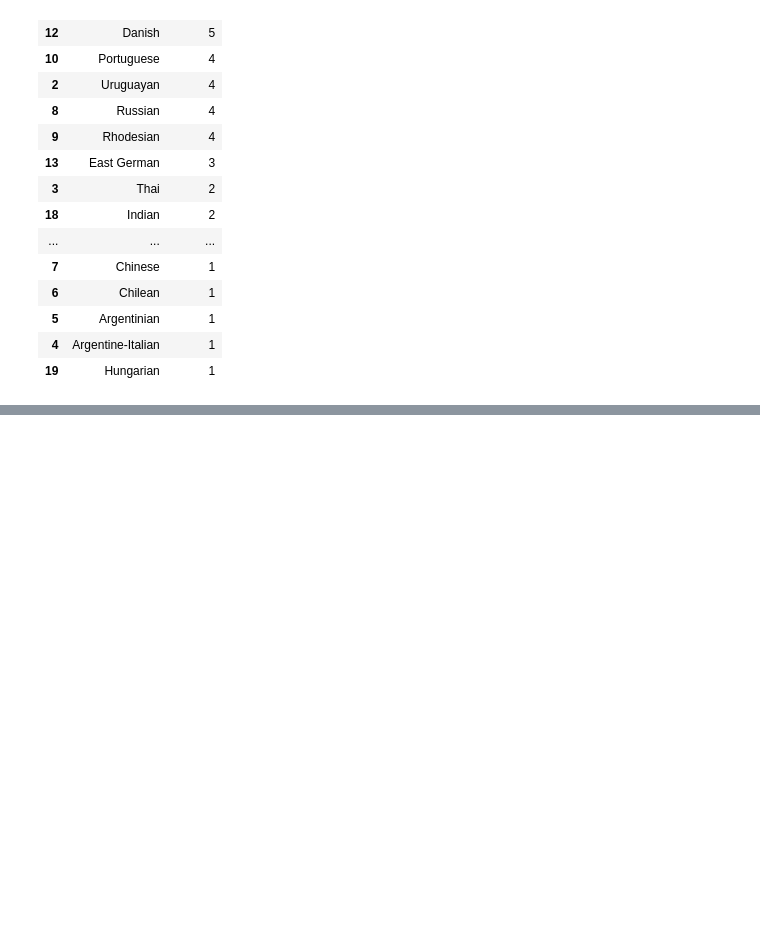
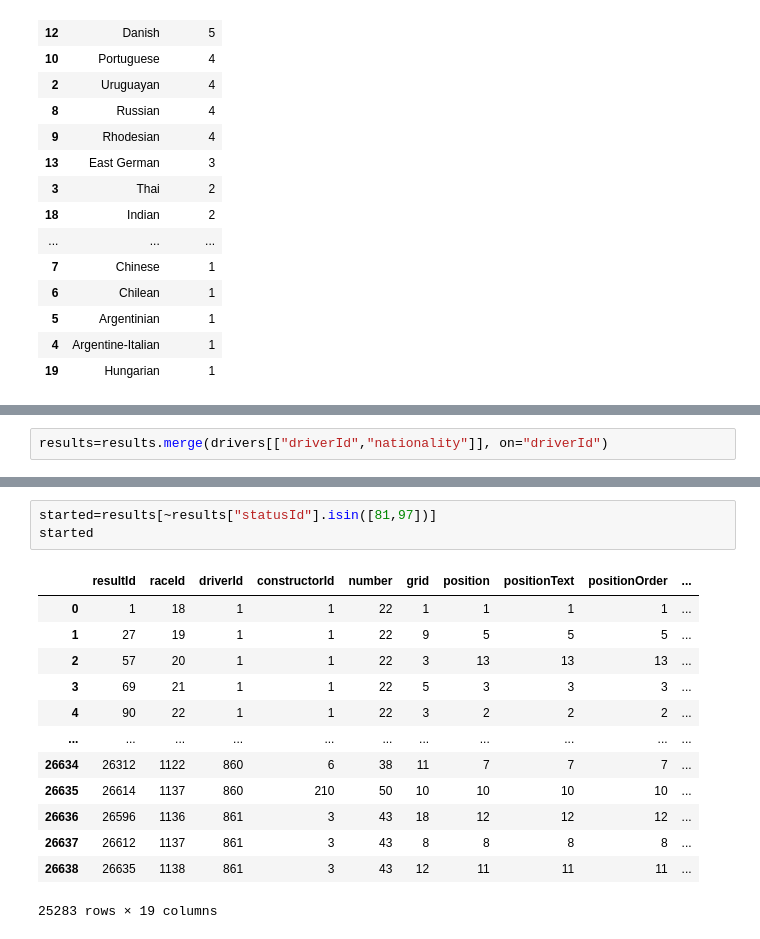
Before and after one commit to kjmakwana/f1-questions-no-one-asked, a Jupyter notebook: nations with most drivers and no wins.ipynb, the cells around one changed output, grey strips where cells are left out. Saved outputs shown, nothing was run; the diff lists cells and outputs as text; blank space fills up the shorter version.

Commit message:
nations with no wins most drivers

```diff
--- a/nations with most drivers and no wins.ipynb
+++ b/nations with most drivers and no wins.ipynb
@@ -227,0 +246,2 @@ nations_with_most_drivers_wo_wins.to_excel("nations_with_most_drivers_wo_wins.xl
+# %%
+results=results.merge(drivers[["driverId","nationality"]], on="driverId")
@@ -227,0 +257,17 @@ nations_with_most_drivers_wo_wins.to_excel("nations_with_most_drivers_wo_wins.xl
+# %%
+started=results[~results["statusId"].isin([81,97])]
+started
+# %% [output]
+|  | resultId | raceId | driverId | constructorId | number | grid | position | positionText | positionOrder | ... |
+| 0 | 1 | 18 | 1 | 1 | 22 | 1 | 1 | 1 | 1 | ... |
+| 1 | 27 | 19 | 1 | 1 | 22 | 9 | 5 | 5 | 5 | ... |
+| 2 | 57 | 20 | 1 | 1 | 22 | 3 | 13 | 13 | 13 | ... |
+| 3 | 69 | 21 | 1 | 1 | 22 | 5 | 3 | 3 | 3 | ... |
+| 4 | 90 | 22 | 1 | 1 | 22 | 3 | 2 | 2 | 2 | ... |
+| ... | ... | ... | ... | ... | ... | ... | ... | ... | ... | ... |
+| 26634 | 26312 | 1122 | 860 | 6 | 38 | 11 | 7 | 7 | 7 | ... |
+| 26635 | 26614 | 1137 | 860 | 210 | 50 | 10 | 10 | 10 | 10 | ... |
+| 26636 | 26596 | 1136 | 861 | 3 | 43 | 18 | 12 | 12 | 12 | ... |
+| 26637 | 26612 | 1137 | 861 | 3 | 43 | 8 | 8 | 8 | 8 | ... |
+| 26638 | 26635 | 1138 | 861 | 3 | 43 | 12 | 11 | 11 | 11 | ... |
+25283 rows × 19 columns
```
Also changed, not shown: parts of 10 cells of this notebook, 2 other files.
